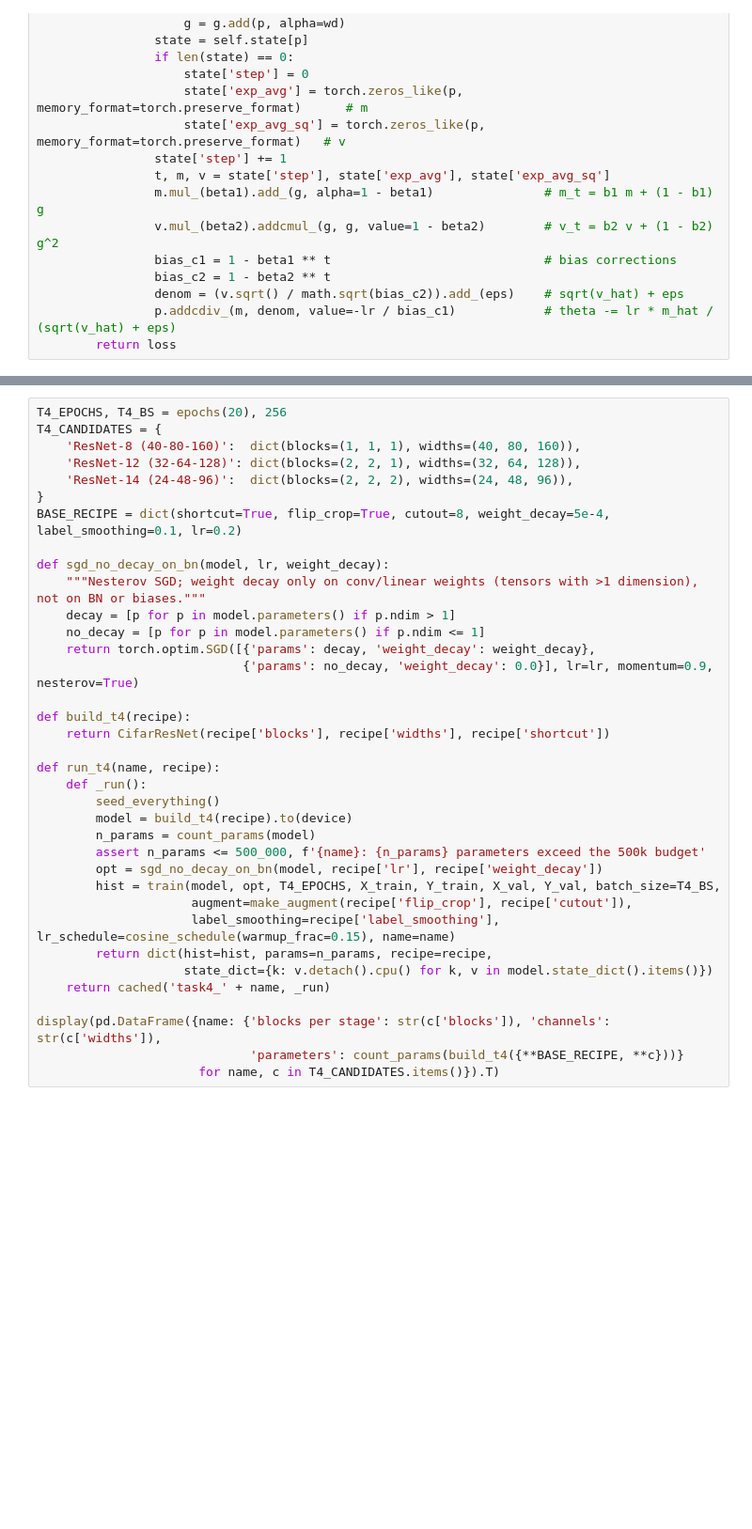
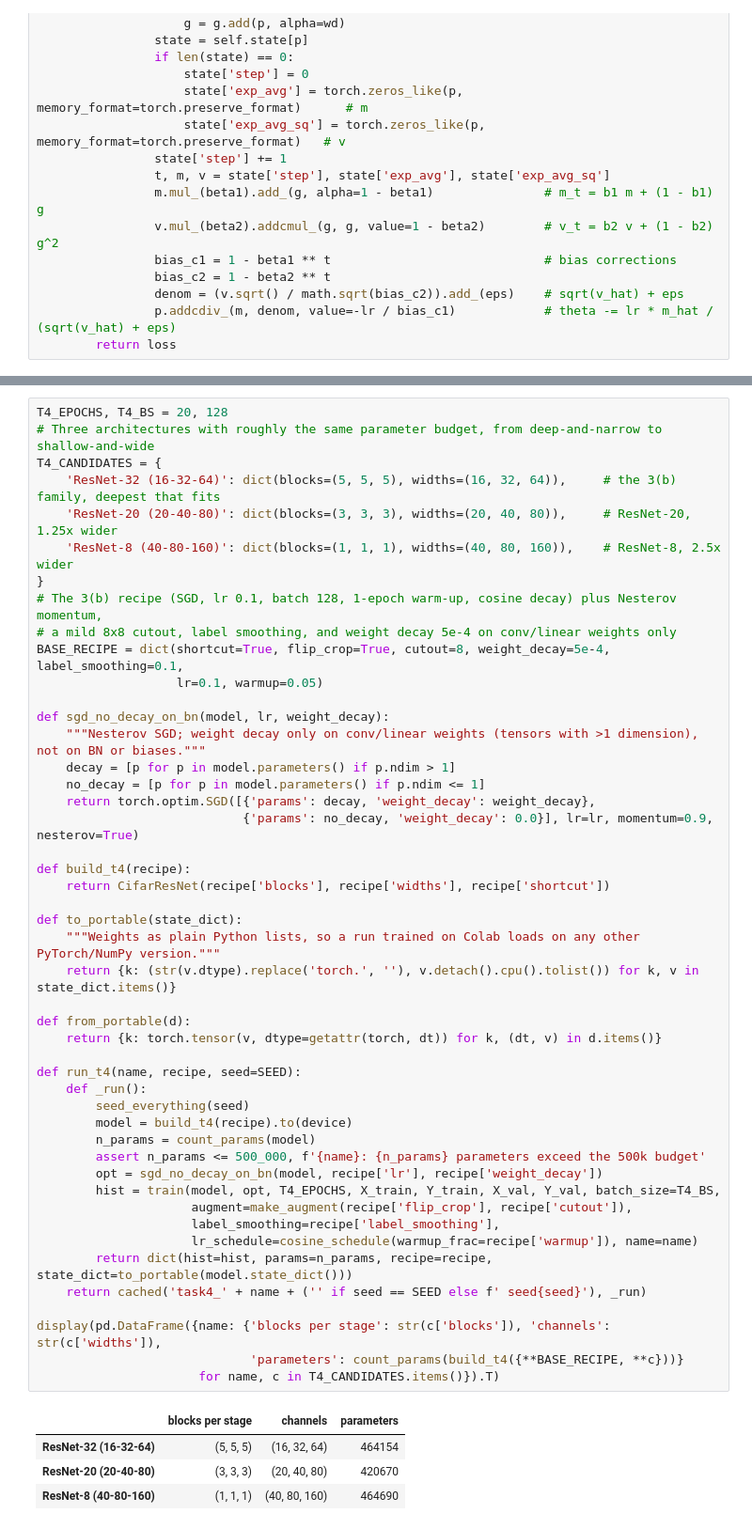
Before and after one commit to dilshan-49/EN4554_A02, a Jupyter notebook: EN4554_A02_CNN.ipynb, the cells around one changed output, grey strips where cells are left out. Shown at 94% size. Drawn from its saved outputs; the diff is of its cells as text; blank space fills up the shorter version.

```diff
--- a/EN4554_A02_CNN.ipynb
+++ b/EN4554_A02_CNN.ipynb
@@ -1207,39 +1270,55 @@ display(pd.DataFrame(rows).set_index('network').round(3))
 # %%
-T4_EPOCHS, T4_BS = epochs(20), 256
+T4_EPOCHS, T4_BS = 20, 128
+# Three architectures with roughly the same parameter budget, from deep-and-narrow to shallow-and-wide
 T4_CANDIDATES = {
-    'ResNet-8 (40-80-160)':  dict(blocks=(1, 1, 1), widths=(40, 80, 160)),
-    'ResNet-12 (32-64-128)': dict(blocks=(2, 2, 1), widths=(32, 64, 128)),
-    'ResNet-14 (24-48-96)':  dict(blocks=(2, 2, 2), widths=(24, 48, 96)),
+    'ResNet-32 (16-32-64)': dict(blocks=(5, 5, 5), widths=(16, 32, 64)),     # the 3(b) family, deepest that fits
+    'ResNet-20 (20-40-80)': dict(blocks=(3, 3, 3), widths=(20, 40, 80)),     # ResNet-20, 1.25x wider
+    'ResNet-8 (40-80-160)': dict(blocks=(1, 1, 1), widths=(40, 80, 160)),    # ResNet-8, 2.5x wider
 }
-BASE_RECIPE = dict(shortcut=True, flip_crop=True, cutout=8, weight_decay=5e-4, label_smoothing=0.1, lr=0.2)
+# The 3(b) recipe (SGD, lr 0.1, batch 128, 1-epoch warm-up, cosine decay) plus Nesterov momentum,
+# a mild 8x8 cutout, label smoothing, and weight decay 5e-4 on conv/linear weights only
+BASE_RECIPE = dict(shortcut=True, flip_crop=True, cutout=8, weight_decay=5e-4, label_smoothing=0.1,
+                   lr=0.1, warmup=0.05)
 
 def sgd_no_decay_on_bn(model, lr, weight_decay):
     """Nesterov SGD; weight decay only on conv/linear weights (tensors with >1 dimension), not on BN or biases."""
     decay = [p for p in model.parameters() if p.ndim > 1]
     no_decay = [p for p in model.parameters() if p.ndim <= 1]
     return torch.optim.SGD([{'params': decay, 'weight_decay': weight_decay},
                             {'params': no_decay, 'weight_decay': 0.0}], lr=lr, momentum=0.9, nesterov=True)
 
 def build_t4(recipe):
     return CifarResNet(recipe['blocks'], recipe['widths'], recipe['shortcut'])
 
-def run_t4(name, recipe):
+def to_portable(state_dict):
+    """Weights as plain Python lists, so a run trained on Colab loads on any other PyTorch/NumPy version."""
+    return {k: (str(v.dtype).replace('torch.', ''), v.detach().cpu().tolist()) for k, v in state_dict.items()}
+
+def from_portable(d):
+    return {k: torch.tensor(v, dtype=getattr(torch, dt)) for k, (dt, v) in d.items()}
+
+def run_t4(name, recipe, seed=SEED):
     def _run():
-        seed_everything()
+        seed_everything(seed)
         model = build_t4(recipe).to(device)
         n_params = count_params(model)
         assert n_params <= 500_000, f'{name}: {n_params} parameters exceed the 500k budget'
         opt = sgd_no_decay_on_bn(model, recipe['lr'], recipe['weight_decay'])
         hist = train(model, opt, T4_EPOCHS, X_train, Y_train, X_val, Y_val, batch_size=T4_BS,
                      augment=make_augment(recipe['flip_crop'], recipe['cutout']),
-                     label_smoothing=recipe['label_smoothing'], lr_schedule=cosine_schedule(warmup_frac=0.15), name=name)
-        return dict(hist=hist, params=n_params, recipe=recipe,
-                    state_dict={k: v.detach().cpu() for k, v in model.state_dict().items()})
-    return cached('task4_' + name, _run)
+                     label_smoothing=recipe['label_smoothing'],
+                     lr_schedule=cosine_schedule(warmup_frac=recipe['warmup']), name=name)
+        return dict(hist=hist, params=n_params, recipe=recipe, state_dict=to_portable(model.state_dict()))
+    return cached('task4_' + name + ('' if seed == SEED else f' seed{seed}'), _run)
 
 display(pd.DataFrame({name: {'blocks per stage': str(c['blocks']), 'channels': str(c['widths']),
                              'parameters': count_params(build_t4({**BASE_RECIPE, **c}))}
                       for name, c in T4_CANDIDATES.items()}).T)
+# %% [output]
+|  | blocks per stage | channels | parameters |
+| ResNet-32 (16-32-64) | (5, 5, 5) | (16, 32, 64) | 464154 |
+| ResNet-20 (20-40-80) | (3, 3, 3) | (20, 40, 80) | 420670 |
+| ResNet-8 (40-80-160) | (1, 1, 1) | (40, 80, 160) | 464690 |
 # %%
 # ---- step 1: choose the architecture on the VALIDATION set ----
 cand_results = {name: run_t4(name, {**BASE_RECIPE, **c}) for name, c in T4_CANDIDATES.items()}
```
Also changed, not shown: parts of 43 cells of this notebook, 1 other file.
